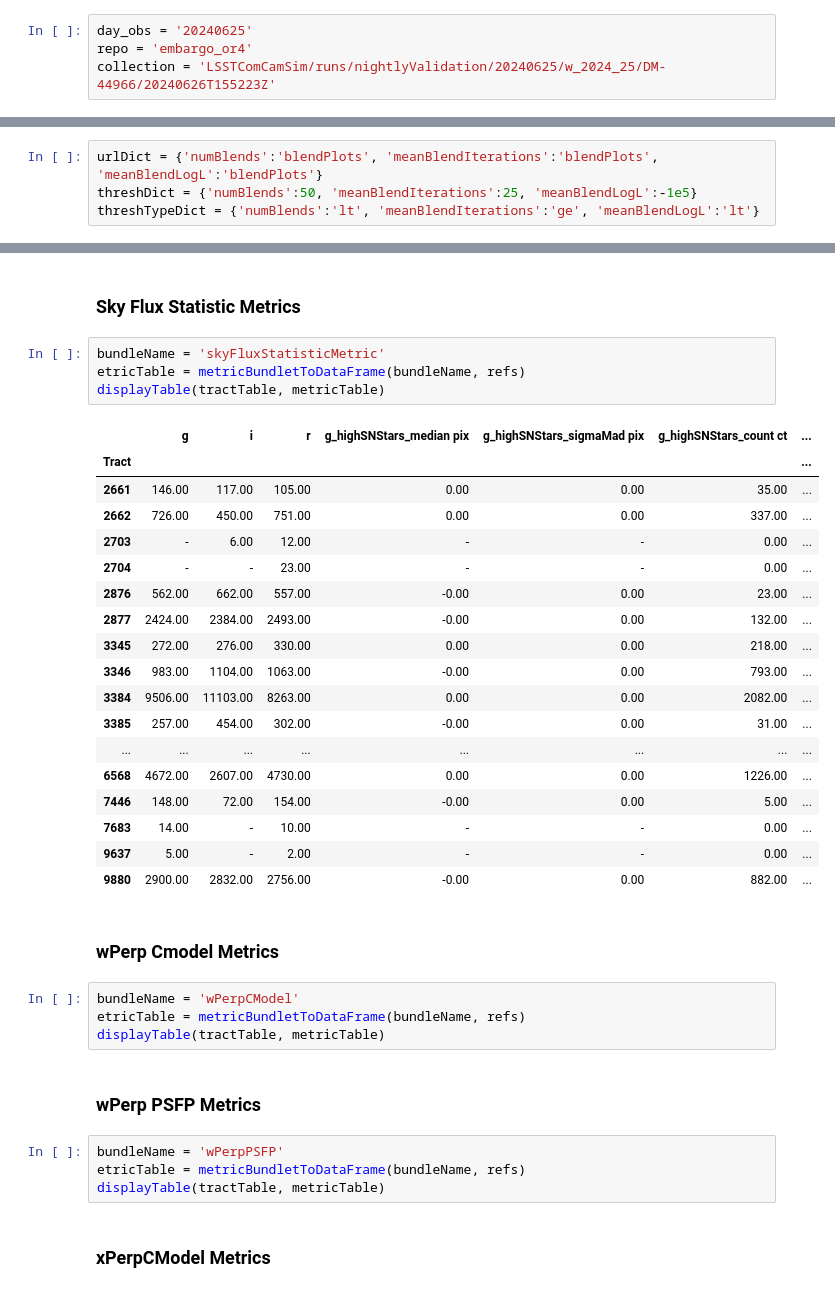
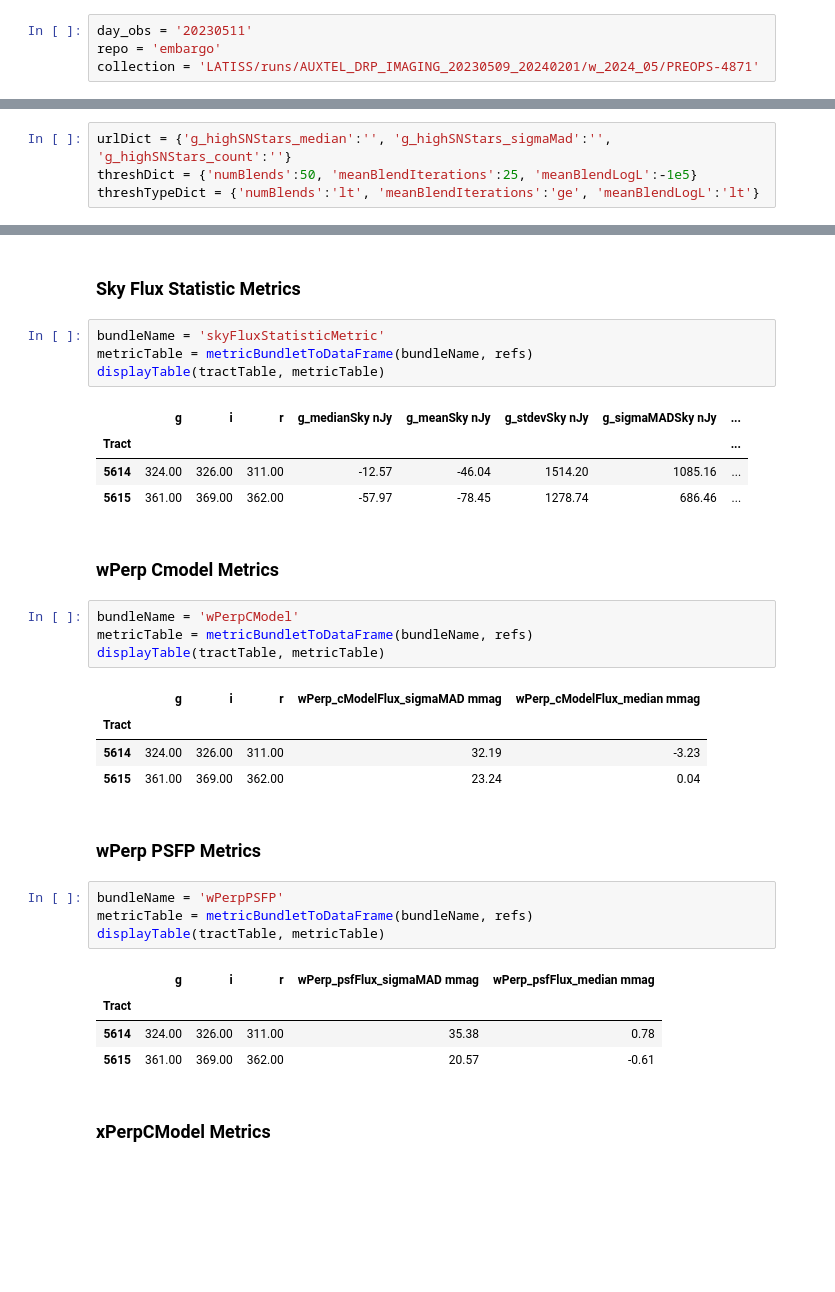
Before and after one commit to lsst-dm/vv-team-notebooks, a Jupyter notebook: reports/CoaddMetricsViewer.ipynb, the cells around one changed output, grey strips where cells are left out. Cells and saved outputs as stored; diff of their text form; blank space fills up the shorter version.

Commit message:
Switch to embargo repo

```diff
--- a/reports/CoaddMetricsViewer.ipynb
+++ b/reports/CoaddMetricsViewer.ipynb
@@ -7,9 +7,9 @@ Bear in mind highlighting assumes a gaussian-ish distribution, meaning that some
 
 Columns named after a band show the number of exposures of that band that have gone into making the coadd (so, "200" under "g" for tract row "500" means that that 200 g-band exposures have gone into creating all the coadds that cover tract 500).
 # %%
-day_obs = '20240625'
-repo = 'embargo_or4'
-collection = 'LSSTComCamSim/runs/nightlyValidation/20240625/w_2024_25/DM-44966/20240626T155223Z'
+day_obs = '20230511'
+repo = 'embargo'
+collection = 'LATISS/runs/AUXTEL_DRP_IMAGING_20230509_20240201/w_2024_05/PREOPS-4871'
 # %%
 import lsst.daf.butler as dafButler
 
@@ -26,6 +26,6 @@ collectionUrl = 'AUXTEL_DRP_IMAGING_20230509_20240201/w_2024_05/PREOPS-4871'
 plotNavUrl = 'https://usdf-rsp-dev.slac.stanford.edu/plot-navigator'
 # %%
-urlDict = {'numBlends':'blendPlots', 'meanBlendIterations':'blendPlots', 'meanBlendLogL':'blendPlots'}
+urlDict = {'g_highSNStars_median':'', 'g_highSNStars_sigmaMad':'', 'g_highSNStars_count':''}
 threshDict = {'numBlends':50, 'meanBlendIterations':25, 'meanBlendLogL':-1e5}
 threshTypeDict = {'numBlends':'lt', 'meanBlendIterations':'ge', 'meanBlendLogL':'lt'}
 # %%
@@ -295,39 +158,35 @@ displayTable(tractTable, metricTable)
 ### Sky Flux Statistic Metrics
 # %%
 bundleName = 'skyFluxStatisticMetric'
-etricTable = metricBundletToDataFrame(bundleName, refs)
+metricTable = metricBundletToDataFrame(bundleName, refs)
 displayTable(tractTable, metricTable)
 # %% [output]
-|  | g | i | r | g_highSNStars_median pix | g_highSNStars_sigmaMad pix | g_highSNStars_count ct | ... |
-| Tract |  |  |  |  |  |  | ... |
-| 2661 | 146.00 | 117.00 | 105.00 | 0.00 | 0.00 | 35.00 | ... |
-| 2662 | 726.00 | 450.00 | 751.00 | 0.00 | 0.00 | 337.00 | ... |
-| 2703 | - | 6.00 | 12.00 | - | - | 0.00 | ... |
-| 2704 | - | - | 23.00 | - | - | 0.00 | ... |
-| 2876 | 562.00 | 662.00 | 557.00 | -0.00 | 0.00 | 23.00 | ... |
-| 2877 | 2424.00 | 2384.00 | 2493.00 | -0.00 | 0.00 | 132.00 | ... |
-| 3345 | 272.00 | 276.00 | 330.00 | 0.00 | 0.00 | 218.00 | ... |
-| 3346 | 983.00 | 1104.00 | 1063.00 | -0.00 | 0.00 | 793.00 | ... |
-| 3384 | 9506.00 | 11103.00 | 8263.00 | 0.00 | 0.00 | 2082.00 | ... |
-| 3385 | 257.00 | 454.00 | 302.00 | -0.00 | 0.00 | 31.00 | ... |
-| ... | ... | ... | ... | ... | ... | ... | ... |
-| 6568 | 4672.00 | 2607.00 | 4730.00 | 0.00 | 0.00 | 1226.00 | ... |
-| 7446 | 148.00 | 72.00 | 154.00 | -0.00 | 0.00 | 5.00 | ... |
-| 7683 | 14.00 | - | 10.00 | - | - | 0.00 | ... |
-| 9637 | 5.00 | - | 2.00 | - | - | 0.00 | ... |
-| 9880 | 2900.00 | 2832.00 | 2756.00 | -0.00 | 0.00 | 882.00 | ... |
+|  | g | i | r | g_medianSky nJy | g_meanSky nJy | g_stdevSky nJy | g_sigmaMADSky nJy | ... |
+| Tract |  |  |  |  |  |  |  | ... |
+| 5614 | 324.00 | 326.00 | 311.00 | -12.57 | -46.04 | 1514.20 | 1085.16 | ... |
+| 5615 | 361.00 | 369.00 | 362.00 | -57.97 | -78.45 | 1278.74 | 686.46 | ... |
 # %% [markdown]
 ### wPerp Cmodel Metrics
 # %%
 bundleName = 'wPerpCModel'
-etricTable = metricBundletToDataFrame(bundleName, refs)
+metricTable = metricBundletToDataFrame(bundleName, refs)
 displayTable(tractTable, metricTable)
+# %% [output]
+|  | g | i | r | wPerp_cModelFlux_sigmaMAD mmag | wPerp_cModelFlux_median mmag |
+| Tract |  |  |  |  |  |
+| 5614 | 324.00 | 326.00 | 311.00 | 32.19 | -3.23 |
+| 5615 | 361.00 | 369.00 | 362.00 | 23.24 | 0.04 |
 # %% [markdown]
 ### wPerp PSFP Metrics
 # %%
 bundleName = 'wPerpPSFP'
-etricTable = metricBundletToDataFrame(bundleName, refs)
+metricTable = metricBundletToDataFrame(bundleName, refs)
 displayTable(tractTable, metricTable)
+# %% [output]
+|  | g | i | r | wPerp_psfFlux_sigmaMAD mmag | wPerp_psfFlux_median mmag |
+| Tract |  |  |  |  |  |
+| 5614 | 324.00 | 326.00 | 311.00 | 35.38 | 0.78 |
+| 5615 | 361.00 | 369.00 | 362.00 | 20.57 | -0.61 |
 # %% [markdown]
 ### xPerpCModel Metrics
 # %%
```
Also changed, not shown: parts of 17 cells of this notebook, 1 other file.
